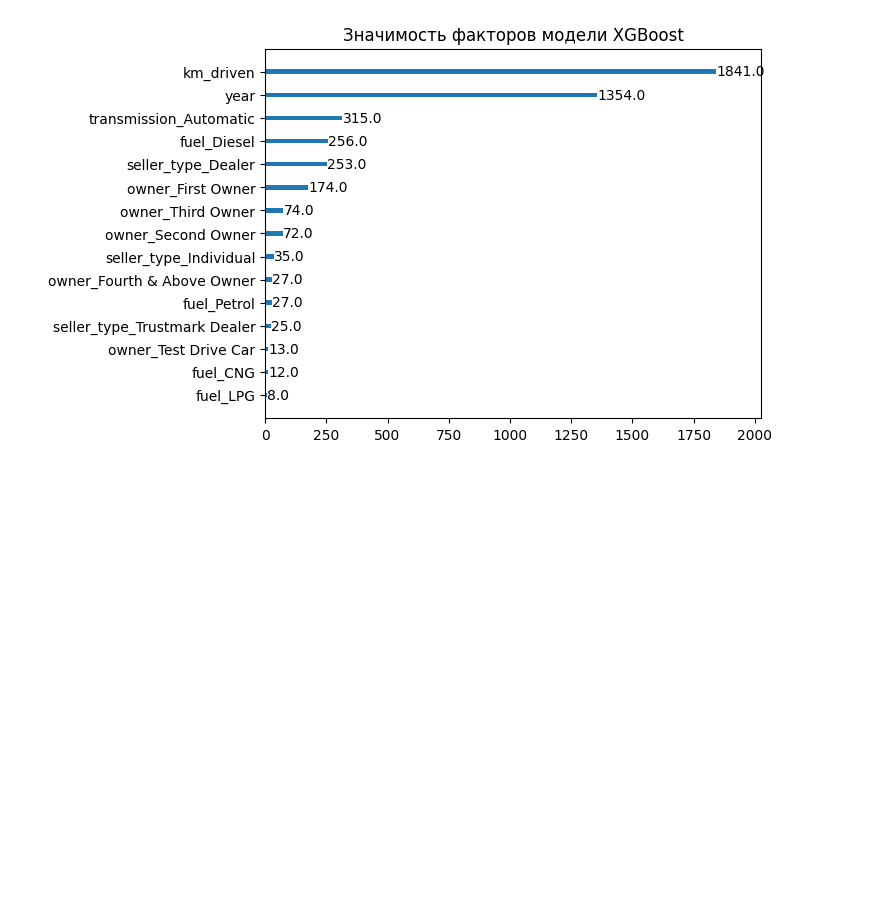
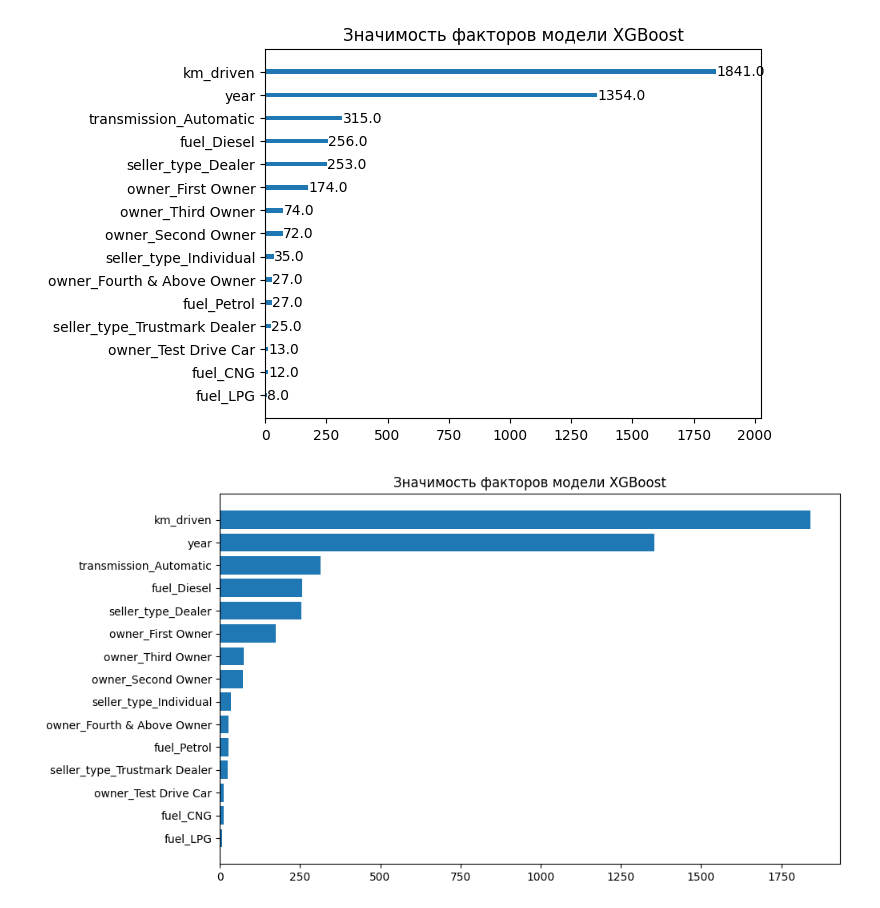
Before and after one commit to DTsapin/Python_DS-ML_practice, a Jupyter notebook: GB_XGBoost_pipeline_practice.ipynb, the cells around one changed output. Drawn from its saved outputs; the diff is of its cells as text; code cells hidden in the pictures; blank space fills up the shorter version.

Commit message:
XGBoost fix

```diff
--- a/GB_XGBoost_pipeline_practice.ipynb
+++ b/GB_XGBoost_pipeline_practice.ipynb
@@ -256,3 +256,15 @@ plt.grid(False)
 plt.show()
 # %% [output]
 [figure]
+# %%
+importances = model_1.get_booster().get_score(importance_type='weight')
+#model_1.get_booster().feature_names = ["year", "km_driven", "fuel_CNG", "fuel_Diesel", "fuel_LPG", "fuel_Petrol", "seller_type_Dealer",	"seller_type_Individual",	"seller_type_Trustmark Dealer", "transmission_Automatic", "transmission_Manual", "owner_First Owner", "owner_Fourth & Above Owner", "owner_Second Owner", "owner_Test Drive Car", "owner_Third Owner"]
+feature_importances = pd.Series(importances, index=res_df.columns).sort_values()
+feature_importances = feature_importances.drop(labels=['transmission_Manual'])
+# %%
+plt.figure(figsize=(10, 6))
+plt.barh(feature_importances.index, feature_importances.values)
+plt.title('Значимость факторов модели XGBoost')
+plt.show()
+# %% [output]
+[figure, added]
```
